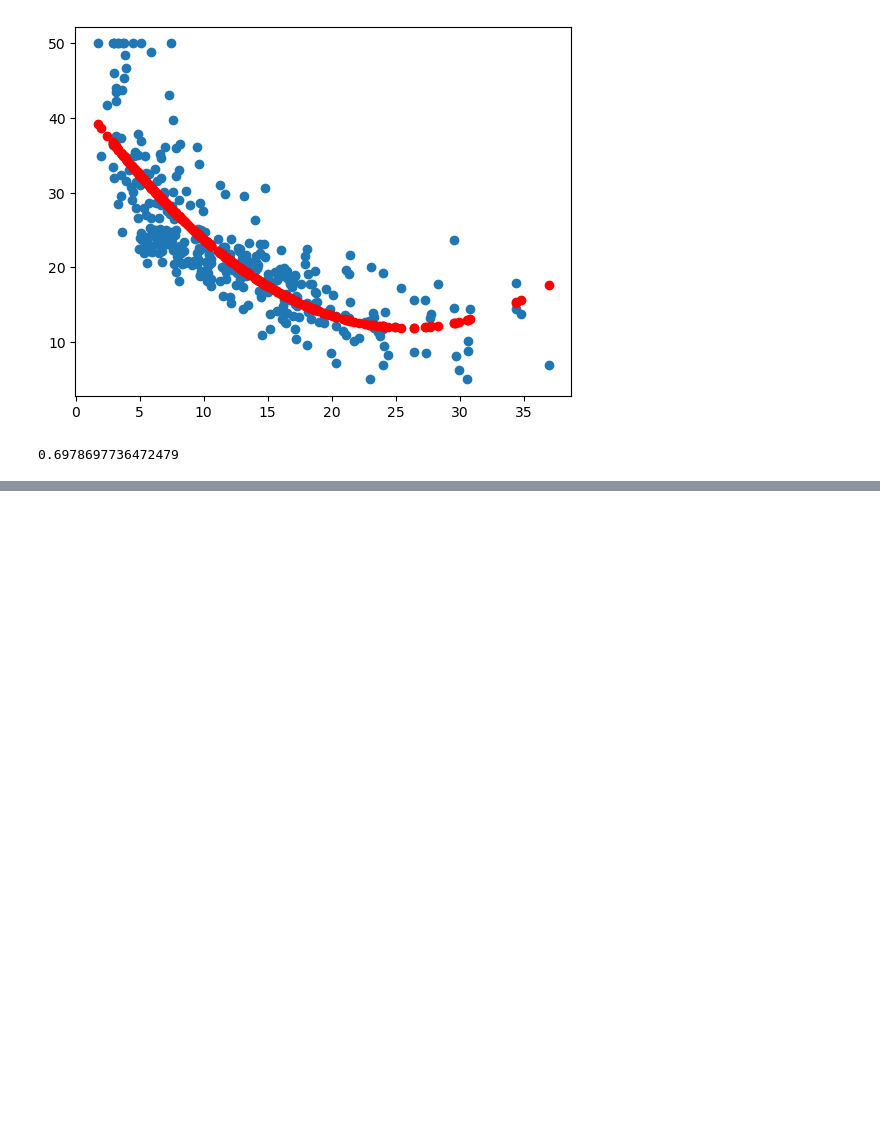
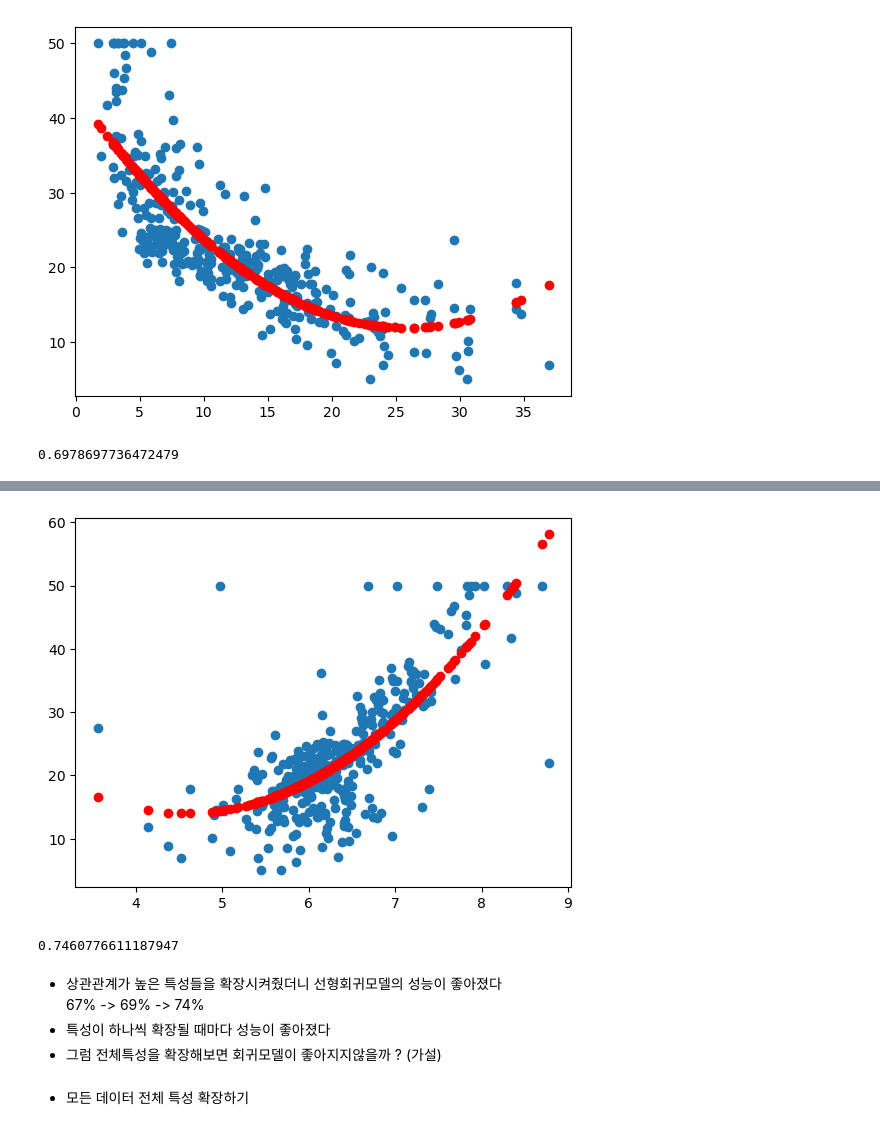
Before and after one commit to min-hyock/MachineLearning, a Jupyter notebook: ex06-1_보스턴 데이터 활용 선형 회귀 예측 실습.ipynb, the cells around one changed output, grey strips where cells are left out. Saved outputs shown, nothing was run; the diff lists cells and outputs as text; code cells hidden in the pictures; blank space fills up the shorter version.

```diff
--- a/ex06-1_보스턴 데이터 활용 선형 회귀 예측 실습.ipynb
+++ b/ex06-1_보스턴 데이터 활용 선형 회귀 예측 실습.ipynb
@@ -363,0 +378,29 @@ model.score(X_test, y_test) # 문제 데이터에는 특성확장된 컬럼이
+# %%
+# 특성 확장 후) 원래 RM 특성과 확장 RM 특성을 가지고 학습시킨 후 예측을 어떻게 하는지 시각화
+X_train['RM X RM'] = X_train['RM'] * X_train['RM']
+
+model = LinearRegression()
+model.fit(X_train[['RM', 'RM X RM']], y_train)
+pre = model.predict(X_train[['RM', 'RM X RM']])
+
+# 시각화 해보기
+plt.scatter(X_train[['RM']], y_train)
+plt.scatter(X_train[['RM']], pre, c='red')
+plt.show()
+# %% [output]
+[figure, added]
+# %%
+X_test['RM X RM'] = X_test["RM"] * X_test["RM"]
+
+model = LinearRegression()
+model.fit(X_train, y_train) # 문제 데이터에는 특성확장된 컬럼이 존재!
+model.score(X_test, y_test) # 문제 데이터에는 특성확장된 컬럼이 존재!, R2_score
+# %% [output]
+0.7460776611187947
+# %% [markdown]
+- 상관관계가 높은 특성들을 확장시켜줬더니 선형회귀모델의 성능이 좋아졌다
+67% -> 69% -> 74%
+- 특성이 하나씩 확장될 때마다 성능이 좋아졌다
+- 그럼 전체특성을 확장해보면 회귀모델이 좋아지지않을까 ? (가설)
+# %% [markdown]
+- 모든 데이터 전체 특성 확장하기
```
Also changed, not shown: parts of 19 cells of this notebook, 1 other file.
